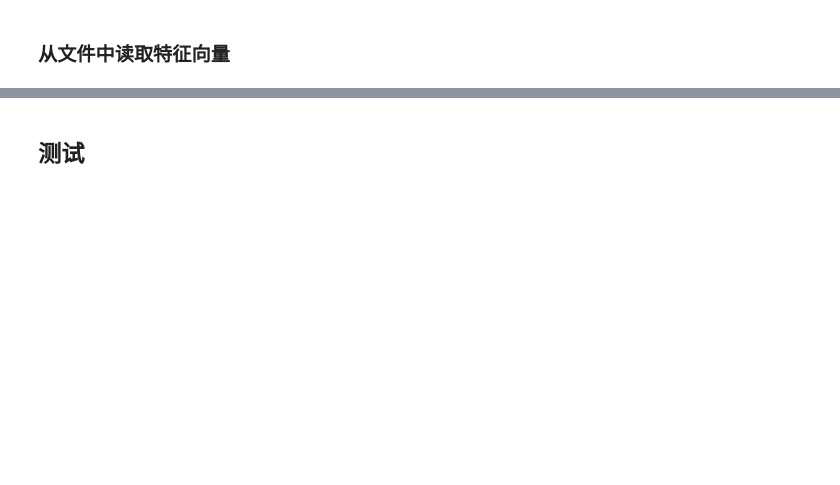
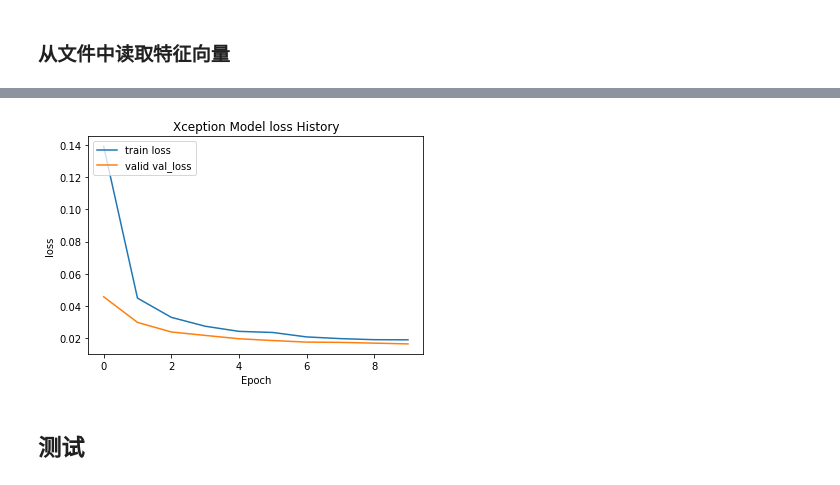
Before and after one commit to Carlosnight/Capson, a Jupyter notebook: Capstone.ipynb, the cells around one changed output, grey strips where cells are left out. Cells and saved outputs as stored; diff of their text form; code cells hidden in the pictures; blank space fills up the shorter version.

```diff
--- a/Capstone.ipynb
+++ b/Capstone.ipynb
@@ -296,3 +386,8 @@ new_model.fit(train_images, train_labels, batch_size=128, epochs=10, verbose=2,
+# %%
+# loss 可视化
+show_history(new_model_history, 'loss', 'val_loss')
+# %% [output]
+[figure, added]
 # %% [markdown]
 ## 测试
 # %%
```
Also changed, not shown: parts of 24 cells of this notebook, 1 other file.
